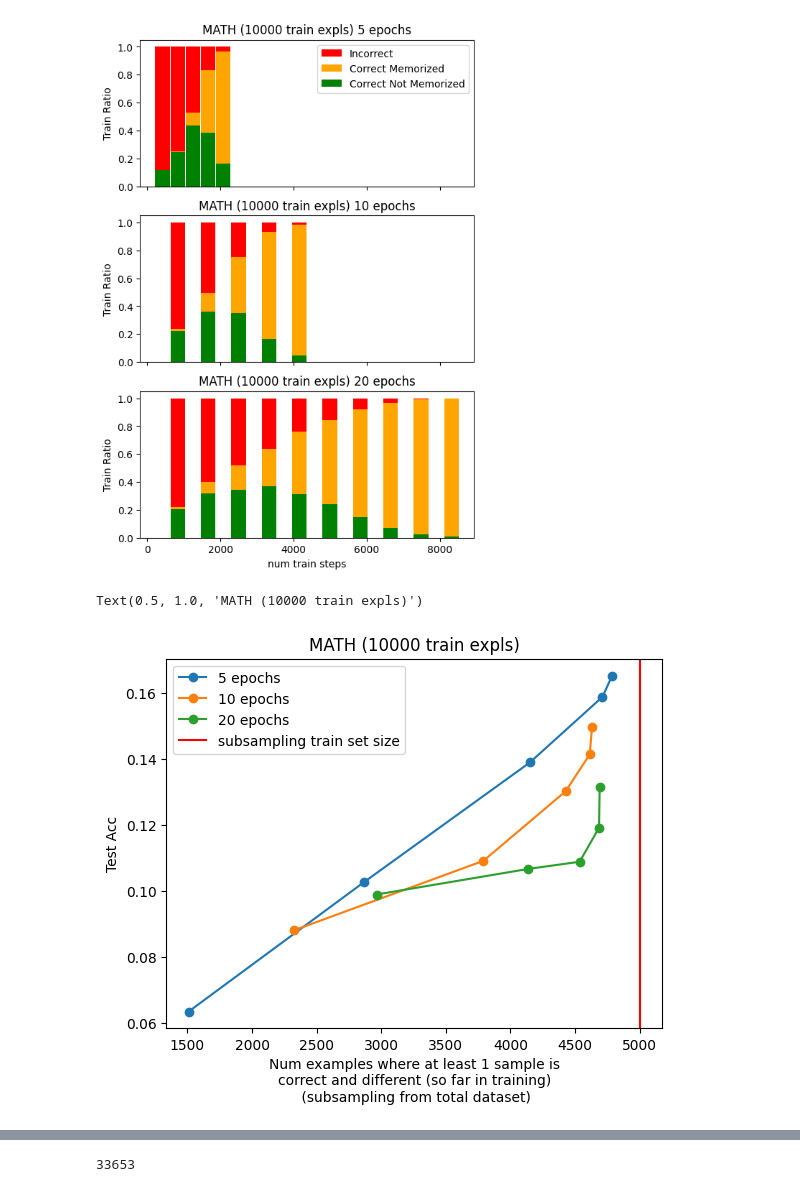
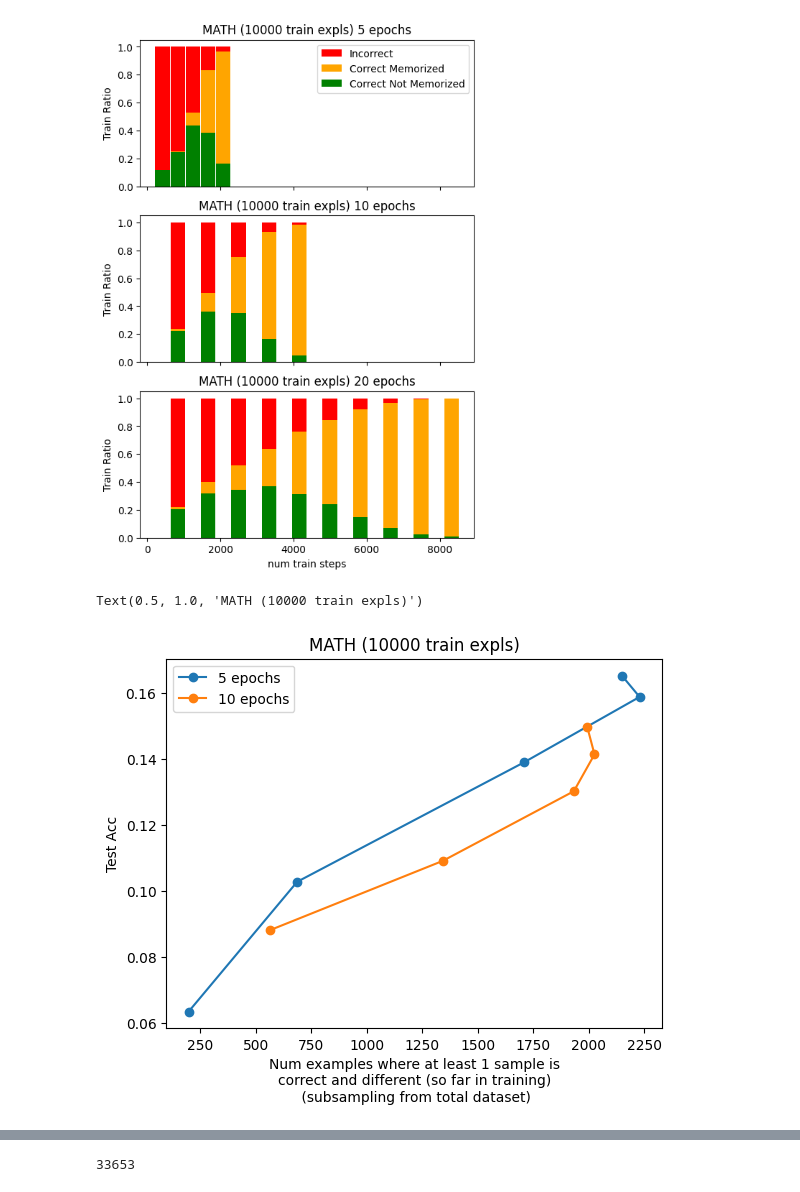
Before and after one commit to katiekang1998/reasoning_data, a Jupyter notebook: analyze/math_aug3_numepochs.ipynb, the cells around one changed output, grey strips where cells are left out. Saved outputs shown, nothing was run; the diff lists cells and outputs as text; code cells hidden in the pictures.

```diff
--- a/analyze/math_aug3_numepochs.ipynb
+++ b/analyze/math_aug3_numepochs.ipynb
@@ -49,8 +49,8 @@ test_accs_all20 = []
 train_accs_all20 = []
 ckpts20 = [int(_) for _ in ["832", "1664", "2496", "3328", "4160", "4992", "5824", "6656", "7488", "8320"]]
 for ckpt in ckpts20:
-    test_accs = (np.load("ckpts/math_aug3_unmemorized_geq_3_total10000_epochs20/checkpoint-"+str(ckpt)+ "/test_answer_types5_seed2.npy")==0)
-    train_accs = (np.load("ckpts/math_aug3_unmemorized_geq_3_total10000_epochs20/checkpoint-"+str(ckpt)+ "/train_aug_subsample_answer_types5_seed2.npy")==0)
+    test_accs = (np.load("../ckpts/math_aug3_unmemorized_geq_3_total10000_epochs20/checkpoint-"+str(ckpt)+ "/test_answer_types5_seed2.npy")==0)
+    train_accs = (np.load("../ckpts/math_aug3_unmemorized_geq_3_total10000_epochs20/checkpoint-"+str(ckpt)+ "/train_aug_subsample_answer_types5_seed2.npy")==0)
     print(test_accs.mean())
     # test_accs_all.append(test_accs.mean())
     test_accs_all20.append(test_accs.mean())
@@ -98,10 +98,10 @@ ax[0].set_title("MATH (unmemorized>=3, 10000 expls)")
 Text(0.5, 1.0, 'MATH (unmemorized>=3, 10000 expls)')
 [figure]
 # %%
-with open('data/MATH_aug/AugMATH_part1.jsonl', 'r') as json_file:
+with open('../data/MATH_aug/AugMATH_part1.jsonl', 'r') as json_file:
     json_list = list(json_file)
 
-with open('data/MATH_aug/AugMATH_part2.jsonl', 'r') as json_file:
+with open('../data/MATH_aug/AugMATH_part2.jsonl', 'r') as json_file:
     json_list += list(json_file)
 
 train_questions = []
@@ -119,7 +119,7 @@ num_correct_different_all5 = []
 num_incorrect_all5 = []
 
 
-subsample_idxs5 = np.load("ckpts/math_aug3_unmemorized_geq_3_total10000_epochs5/subsample_idxs.npy")
+subsample_idxs5 = np.load("../ckpts/math_aug3_unmemorized_geq_3_total10000_epochs5/subsample_idxs.npy")
 
 # ckpts = ["832", "1664", "2496", "3328", "4160", "4992", "5824", "6656", "7488", "8320"]
 ckpts5 = [int(_) for _ in ["416","833", "1250", "1666", "2080"]]
@@ -128,8 +128,8 @@ ckpts5 = [int(_) for _ in ["416","833", "1250", "1666", "2080"]]
 for ckpt in ckpts5:
     # train_correct = (np.load("ckpts/math_aug3_unmemorized_geq_3_total10000_epochs20/checkpoint-"+ckpt+ "/train_aug_subsample_answer_types5_seed2.npy")==0)
     # train_samples = (np.load("ckpts/math_aug3_unmemorized_geq_3_total10000_epochs20/checkpoint-"+ckpt+ "/train_aug_subsample_answers5_seed2.npy"))
-    train_correct = (np.load("ckpts/math_aug3_unmemorized_geq_3_total10000_epochs5/checkpoint-"+str(ckpt)+ "/train_aug_subsample_answer_types5_seed2.npy")==0)
-    train_samples = (np.load("ckpts/math_aug3_unmemorized_geq_3_total10000_epochs5/checkpoint-"+str(ckpt)+ "/train_aug_subsample_answers5_seed2.npy"))
+    train_correct = (np.load("../ckpts/math_aug3_unmemorized_geq_3_total10000_epochs5/checkpoint-"+str(ckpt)+ "/train_aug_subsample_answer_types5_seed2.npy")==0)
+    train_samples = (np.load("../ckpts/math_aug3_unmemorized_geq_3_total10000_epochs5/checkpoint-"+str(ckpt)+ "/train_aug_subsample_answers5_seed2.npy"))
 
     num_memorized_ckpt = []
     num_correct_different_ckpt = []
@@ -164,15 +164,15 @@ num_memorized_all10 = []
 num_correct_different_all10 = []
 num_incorrect_all10 = []
 
-subsample_idxs10 = np.load("ckpts/math_aug3_unmemorized_geq_3_total10000_epochs10/subsample_idxs.npy")
+subsample_idxs10 = np.load("../ckpts/math_aug3_unmemorized_geq_3_total10000_epochs10/subsample_idxs.npy")
 
 ckpts10 = [int(_) for _ in ["832", "1664", "2496", "3328", "4160", ]]
 
 for ckpt in ckpts10:
     # train_correct = (np.load("ckpts/math_aug3_unmemorized_geq_3_total10000_epochs20/checkpoint-"+ckpt+ "/train_aug_subsample_answer_types5_seed2.npy")==0)
     # train_samples = (np.load("ckpts/math_aug3_unmemorized_geq_3_total10000_epochs20/checkpoint-"+ckpt+ "/train_aug_subsample_answers5_seed2.npy"))
-    train_correct = (np.load("ckpts/math_aug3_unmemorized_geq_3_total10000_epochs10/checkpoint-"+str(ckpt)+ "/train_aug_subsample_answer_types5_seed2.npy")==0)
-    train_samples = (np.load("ckpts/math_aug3_unmemorized_geq_3_total10000_epochs10/checkpoint-"+str(ckpt)+ "/train_aug_subsample_answers5_seed2.npy"))
+    train_correct = (np.load("../ckpts/math_aug3_unmemorized_geq_3_total10000_epochs10/checkpoint-"+str(ckpt)+ "/train_aug_subsample_answer_types5_seed2.npy")==0)
+    train_samples = (np.load("../ckpts/math_aug3_unmemorized_geq_3_total10000_epochs10/checkpoint-"+str(ckpt)+ "/train_aug_subsample_answers5_seed2.npy"))
 
     num_memorized_ckpt = []
     num_correct_different_ckpt = []
@@ -336,45 +336,71 @@ Text(0.5, 1.0, 'MATH (10000 train expls) 20 epochs')
 [figure]
 # %%
 cummulative_num_correct_different5 = []
+cummulative_num_memorized5 = []
+
+num_different_threshold = 4
+num_memorized_threshold = 4
 for i in range(len(num_correct_different_all5)):
     # cummulative_num_correct_different5.append((num_correct_different_all5[:i+1].max(axis=0)>=1).sum())
     # cummulative_num_correct_different5.append((num_correct_different_all5[:i+1].max(axis=0)>=4).sum())
-    cummulative_num_correct_different5.append((num_correct_different_all5[:i+1].max(axis=0)>=1).sum())
+    cummulative_num_correct_different5.append((num_correct_different_all5[:i+1].max(axis=0)>=num_different_threshold).sum())
 
+    cummulative_num_memorized5_i = ((num_correct_different_all5[:i+1].max(axis=0)<num_different_threshold)*(num_memorized_all5[:i+1].max(axis=0)>=num_memorized_threshold)).sum()
+    # cummulative_num_memorized5_i = num_memorized_all5[i].mean()/5
+    cummulative_num_memorized5.append(cummulative_num_memorized5_i)
 
+cummulative_num_memorized5 = np.array(cummulative_num_memorized5)
 cummulative_num_correct_different5 = np.array(cummulative_num_correct_different5)
 
-plt.plot(cummulative_num_correct_different5, test_accs_all5, "o-", label = "5 epochs")
 
 
 cummulative_num_correct_different10 = []
+cummulative_num_memorized10 = []
 for i in range(len(num_correct_different_all10)):
     # cummulative_num_correct_different10.append((num_correct_different_all10[:i+1].max(axis=0)>=3).sum())
-    cummulative_num_correct_different10.append((num_correct_different_all10[:i+1].max(axis=0)>=1).sum())
+    cummulative_num_correct_different10.append((num_correct_different_all10[:i+1].max(axis=0)>=num_different_threshold).sum())
 
+    cummulative_num_memorized10_i = ((num_correct_different_all10[:i+1].max(axis=0)<num_different_threshold)*(num_memorized_all10[:i+1].max(axis=0)>=num_memorized_threshold)).sum()
+    # cummulative_num_memorized10_i = num_memorized_all10[i].mean()/5
+    cummulative_num_memorized10.append(cummulative_num_memorized10_i)
+
+cummulative_num_memorized10 = np.array(cummulative_num_memorized10)
 cummulative_num_correct_different10 = np.array(cummulative_num_correct_different10)
-plt.plot(cummulative_num_correct_different10, test_accs_all10, "o-", label = "10 epochs")
 
 num_correct_different_all20_2 = num_correct_different_all20[[1, 3, 4, 5, 9]]
+num_memorized_all20_2 = num_memorized_all20[[1, 3, 4, 5, 9]]
 
 
 
 cummulative_num_correct_different20 = []
+cummulative_num_memorized20 = []
 for i in range(len(num_correct_different_all20_2)):
     # cummulative_num_correct_different20.append((num_correct_different_all20[:i+1].max(axis=0)>=3).sum())
-    cummulative_num_correct_different20.append((num_correct_different_all20_2[:i+1].max(axis=0)>=1).sum())
-
-cummulative_num_correct_different20 = np.array(cummulative_num_correct_different20)
-plt.plot(cummulative_num_correct_different20, test_accs_all20[[1, 3, 4, 5, 9]], "o-", label = "20 epochs")
+    cummulative_num_correct_different20.append((num_correct_different_all20_2[:i+1].max(axis=0)>=num_different_threshold).sum())
 
 
-plt.axvline(5000, color = "red", label = "subsampling train set size")
-plt.legend()
+    cummulative_num_memorized20_i = ((num_correct_different_all20_2[:i+1].max(axis=0)<num_different_threshold)*(num_memorized_all20_2[:i+1].max(axis=0)>=num_memorized_threshold)).sum()
+    # cummulative_num_memorized20_i = num_memorized_different_all20_2[i].mean()/5
+    cummulative_num_memorized20.append(cummulative_num_memorized20_i)
 
-
-plt.xlabel("Num examples where at least 1 sample is\ncorrect and different (so far in training)\n (subsampling from total dataset)")
-plt.ylabel("Test Acc")
-plt.title("MATH (10000 train expls)")
+cummulative_num_memorized20 = np.array(cummulative_num_memorized20)
+cummulative_num_correct_different20 = np.array(cummulative_num_correct_different20)
-# %% [output]
-Text(0.5, 1.0, 'MATH (10000 train expls)')
-[figure, removed]
+# %%
+
+plt.plot(cummulative_num_correct_different5-0.2*cummulative_num_memorized5, test_accs_all5, "o-", label = "5 epochs")
+
+plt.plot(cummulative_num_correct_different10-0.2*cummulative_num_memorized10, test_accs_all10, "o-", label = "10 epochs")
+
+# plt.plot(cummulative_num_correct_different20-cummulative_num_memorized20, test_accs_all20[[1, 3, 4, 5, 9]], "o-", label = "20 epochs")
+
+
+# plt.axvline(5000, color = "red", label = "subsampling train set size")
+plt.legend()
+
+
+plt.xlabel("Num examples where at least 1 sample is\ncorrect and different (so far in training)\n (subsampling from total dataset)")
+plt.ylabel("Test Acc")
+plt.title("MATH (10000 train expls)")
+# %% [output]
+Text(0.5, 1.0, 'MATH (10000 train expls)')
+[figure, added]
```
Also changed, not shown: parts of 7 cells of this notebook, 3 other files.
